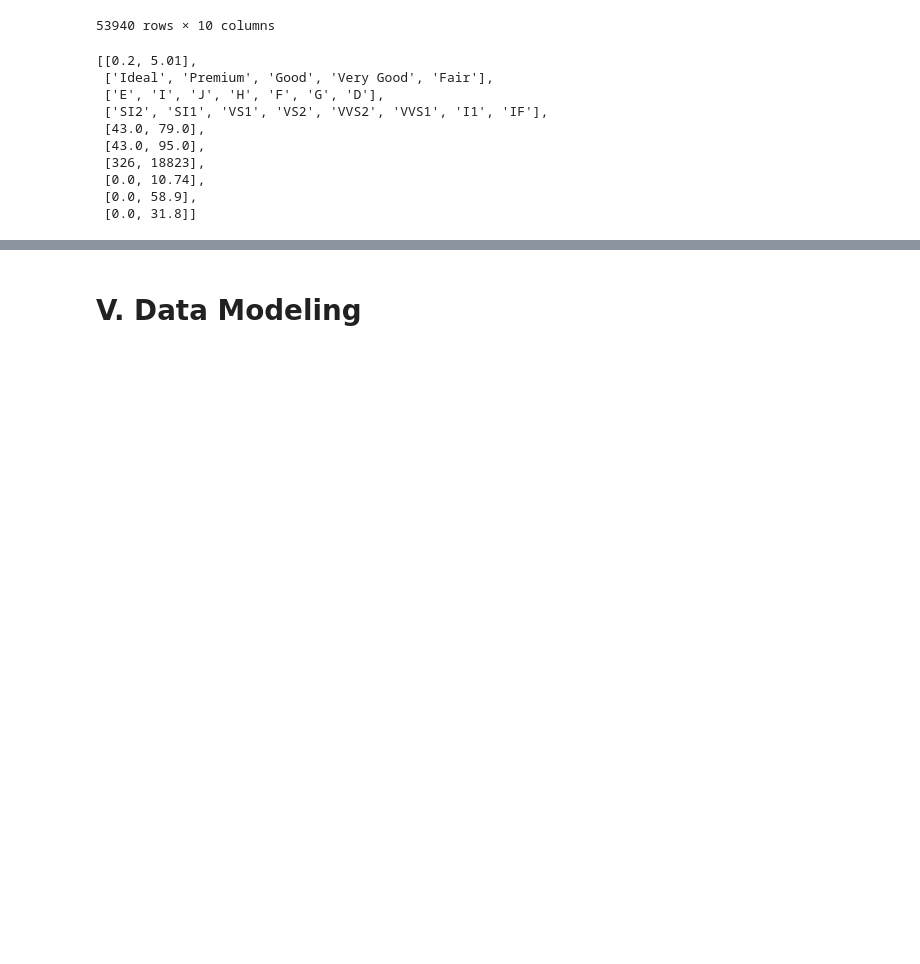
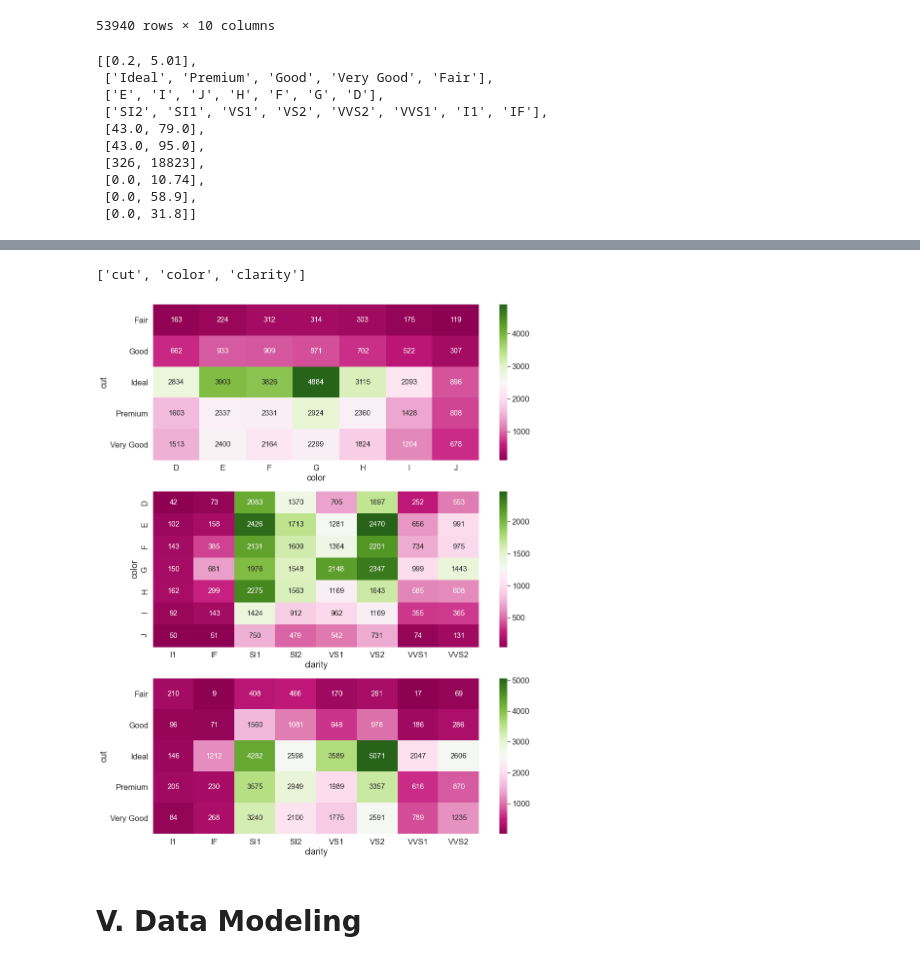
Before and after one commit to venuslu5499/CSELEC4C_Project, a Jupyter notebook: CORPUS_LU_CSELEC4C_FINALS.ipynb, the cells around one changed output, grey strips where cells are left out. Saved outputs shown, nothing was run; the diff lists cells and outputs as text; code cells hidden in the pictures; blank space fills up the shorter version.

Commit message:
added correlation for qualitative measurements

```diff
--- a/CORPUS_LU_CSELEC4C_FINALS.ipynb
+++ b/CORPUS_LU_CSELEC4C_FINALS.ipynb
@@ -137,3 +141,21 @@ plt.show()
+# %%
+features_quali
+# %% [output]
+['cut', 'color', 'clarity']
+# %%
+fig, (ax1, ax2, ax3) = plt.subplots(3, 1, figsize=[15, 20])
+sns.heatmap(pd.crosstab(cleaned_dataset['cut'], cleaned_dataset['color']),cmap="PiYG", annot=True, annot_kws={"fontsize":15}, fmt="g", ax=ax1)
+ax.set_yticklabels(labels=sorted(unique_values[1]), size=15, rotation=0)
+ax.set_xticklabels(labels=sorted(unique_values[3]), size=15)
+sns.heatmap(pd.crosstab(cleaned_dataset['color'], cleaned_dataset['clarity']),cmap="PiYG", annot=True, annot_kws={"fontsize":15}, fmt="g", ax=ax2)
+ax.set_yticklabels(labels=sorted(unique_values[1]), size=15, rotation=0)
+ax.set_xticklabels(labels=sorted(unique_values[3]), size=15)
+sns.heatmap(pd.crosstab(cleaned_dataset['cut'], cleaned_dataset['clarity']),cmap="PiYG", annot=True, annot_kws={"fontsize":15}, fmt="g", ax=ax3)
+ax.set_yticklabels(labels=sorted(unique_values[1]), size=15, rotation=0)
+ax.set_xticklabels(labels=sorted(unique_values[3]), size=15)
+plt.show()
+# %% [output]
+[figure, added]
 # %% [markdown]
 # **V. Data Modeling**
 # %% [markdown]
```
Also changed, not shown: parts of 3 cells of this notebook.
